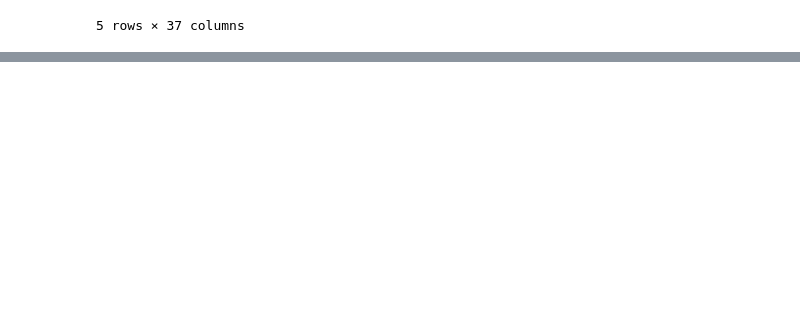
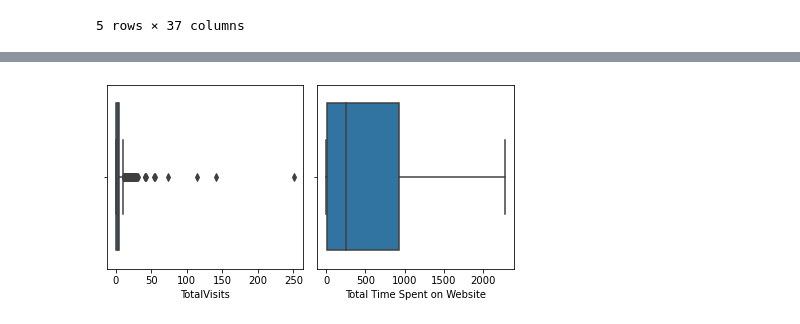
Before and after one commit to Pratik-Acharyya/Lead-Scoring-Case-Study, a Jupyter notebook: Lead_Scoring_Model.ipynb, the cells around one changed output, grey strips where cells are left out. Cells and saved outputs as stored; diff of their text form; code cells hidden in the pictures; blank space fills up the shorter version.

```diff
--- a/Lead_Scoring_Model.ipynb
+++ b/Lead_Scoring_Model.ipynb
@@ -117,0 +266,9 @@ lead.head()
+# %%
+fig=plt.subplots(figsize=(12, 12))
+
+for i, feature in enumerate(['Lead Source', 'Lead Origin']):
+    plt.subplot(3, 3, i+1)
+    plt.subplots_adjust(hspace = 2.0)
+    sns.countplot(lead[feature], hue=lead["Converted"])
+    plt.xticks(rotation=90)
+    plt.tight_layout()
@@ -117,0 +307,10 @@ lead.head()
+# %%
+fig=plt.subplots(figsize=(6, 6))
+
+for i, feature in enumerate(["TotalVisits", "Total Time Spent on Website"]):
+    plt.subplot(2, 2, i+1)
+    plt.subplots_adjust(hspace = 2.0)
+    sns.boxplot(lead[feature])
+    plt.tight_layout()
+# %% [output]
+[figure, added]
```
Also changed, not shown: parts of 30 cells of this notebook.
